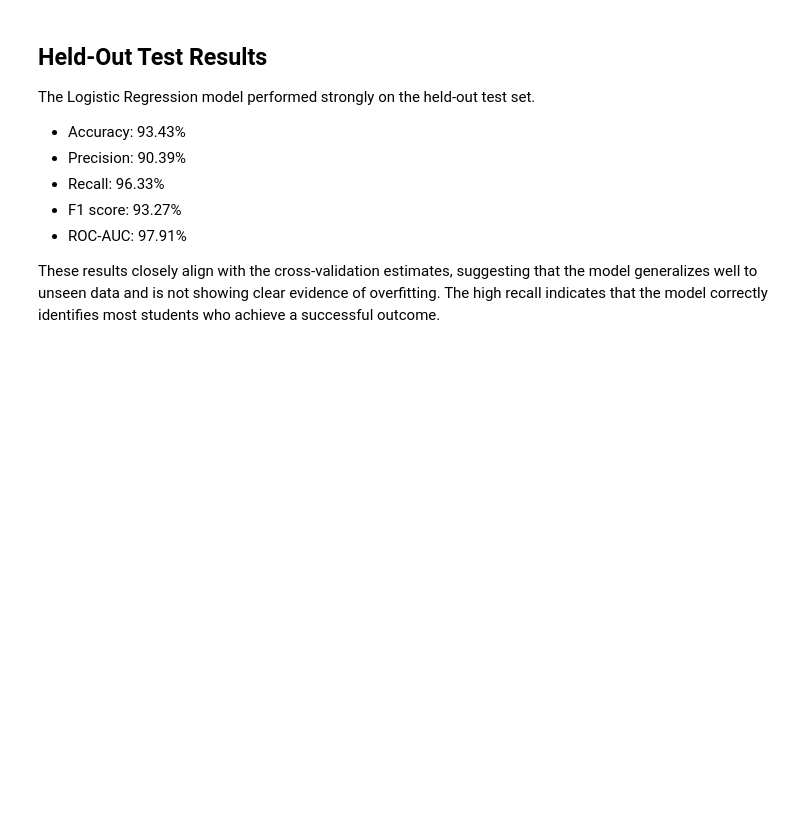
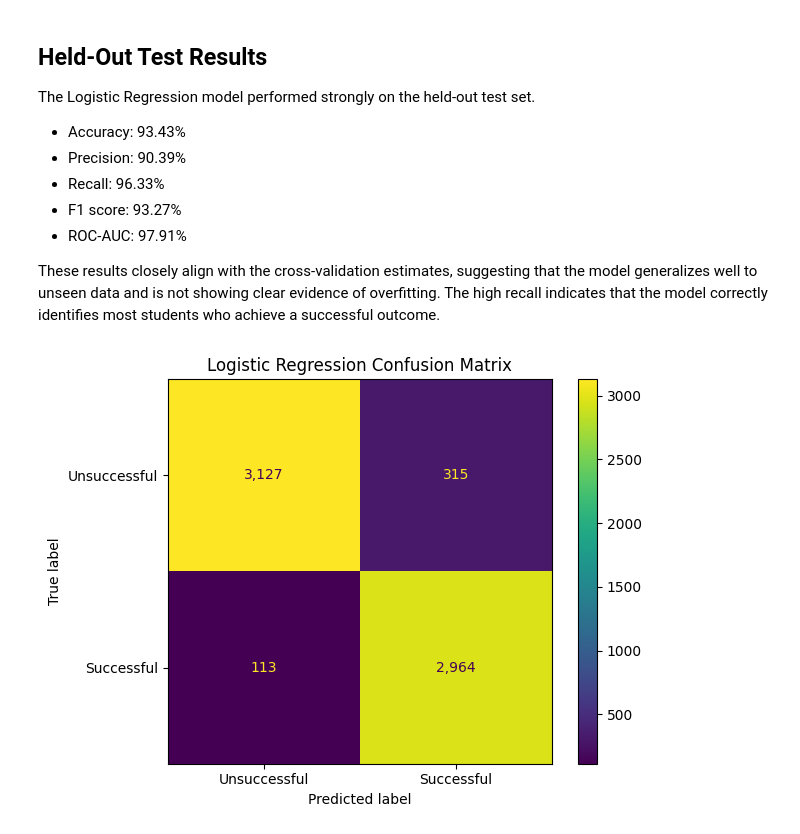
Before and after one commit to maverick8675309/seaid-framework, a Jupyter notebook: Notebooks/03_logistic_regression.ipynb, the cells around one changed output. Cells and saved outputs as stored; diff of their text form; code cells hidden in the pictures; blank space fills up the shorter version.

```diff
--- a/Notebooks/03_logistic_regression.ipynb
+++ b/Notebooks/03_logistic_regression.ipynb
@@ -435,3 +435,37 @@ The Logistic Regression model performed strongly on the held-out test set.
 - ROC-AUC: 97.91%
 
 These results closely align with the cross-validation estimates, suggesting that the model generalizes well to unseen data and is not showing clear evidence of overfitting. The high recall indicates that the model correctly identifies most students who achieve a successful outcome.
+# %%
+confusion = confusion_matrix(
+    y_test,
+    y_pred
+)
+
+display = ConfusionMatrixDisplay(
+    confusion_matrix=confusion,
+    display_labels=[
+        "Unsuccessful",
+        "Successful"
+    ]
+)
+
+display.plot(
+    values_format=","
+)
+
+plt.title(
+    "Logistic Regression Confusion Matrix"
+)
+
+plt.tight_layout()
+
+plt.savefig(
+    FIGURES_DIR
+    / "logistic_regression_confusion_matrix.png",
+    dpi=300,
+    bbox_inches="tight"
+)
+
+plt.show()
+# %% [output]
+[figure, added]
```
Also changed, not shown: parts of 1 cell of this notebook.
